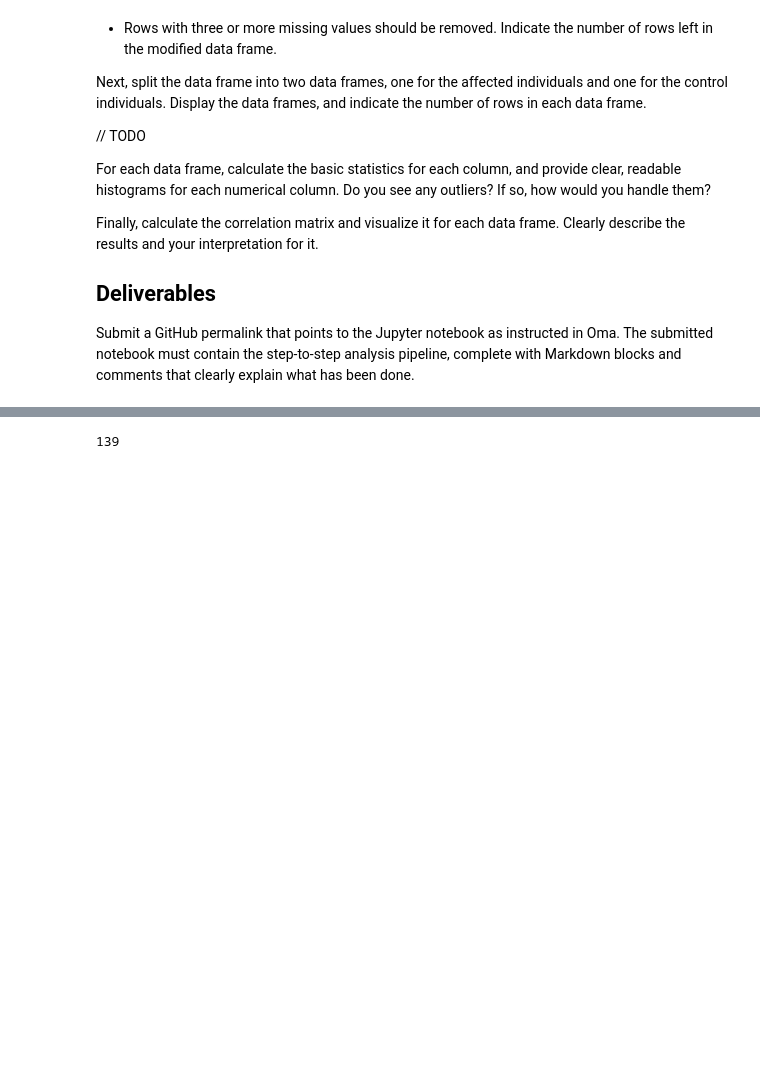
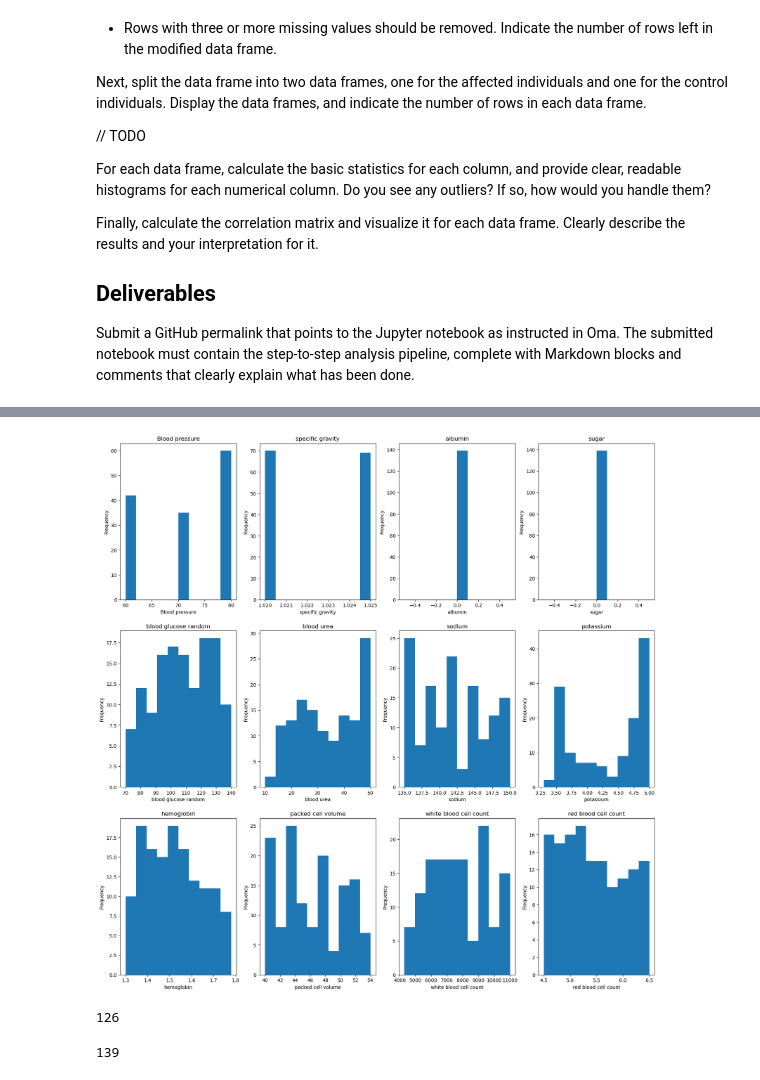
Before and after one commit to hinmiro/dataIsBeautifull_G2, a Jupyter notebook: assignments/data_preprocessing.ipynb, the cells around one changed output, grey strips where cells are left out. Saved outputs shown, nothing was run; the diff lists cells and outputs as text; code cells hidden in the pictures; blank space fills up the shorter version.

```diff
--- a/assignments/data_preprocessing.ipynb
+++ b/assignments/data_preprocessing.ipynb
@@ -88,3 +111,11 @@ affected.shape[0]
+# %%
+histogram_plot(control)
+# %% [output]
+[figure, added]
+# %%
+affected.shape[0]
+# %% [output]
+126
 # %%
 control.shape[0]
 # %% [output]
```
Also changed, not shown: parts of 3 cells of this notebook, 1 other file.
